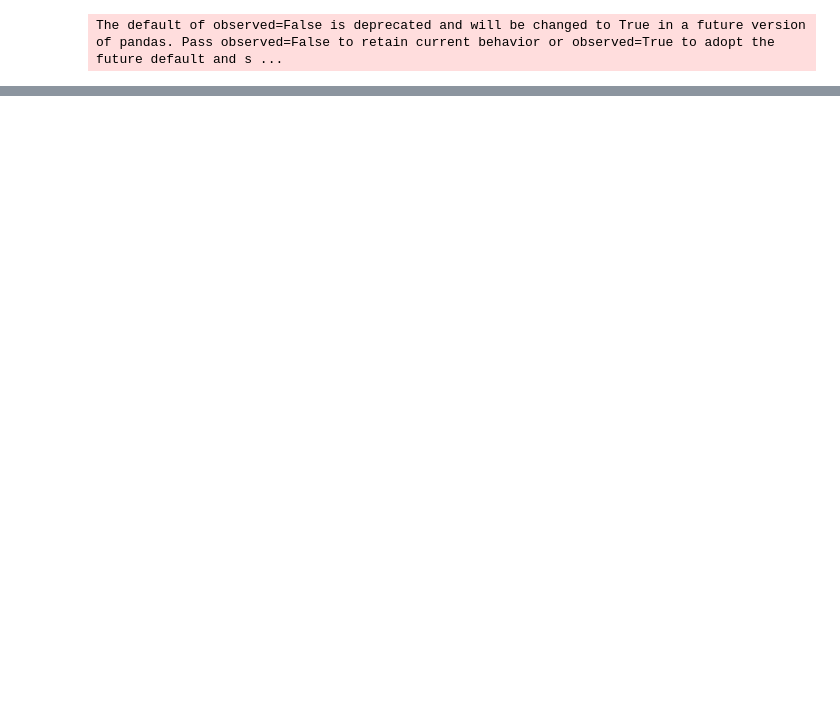
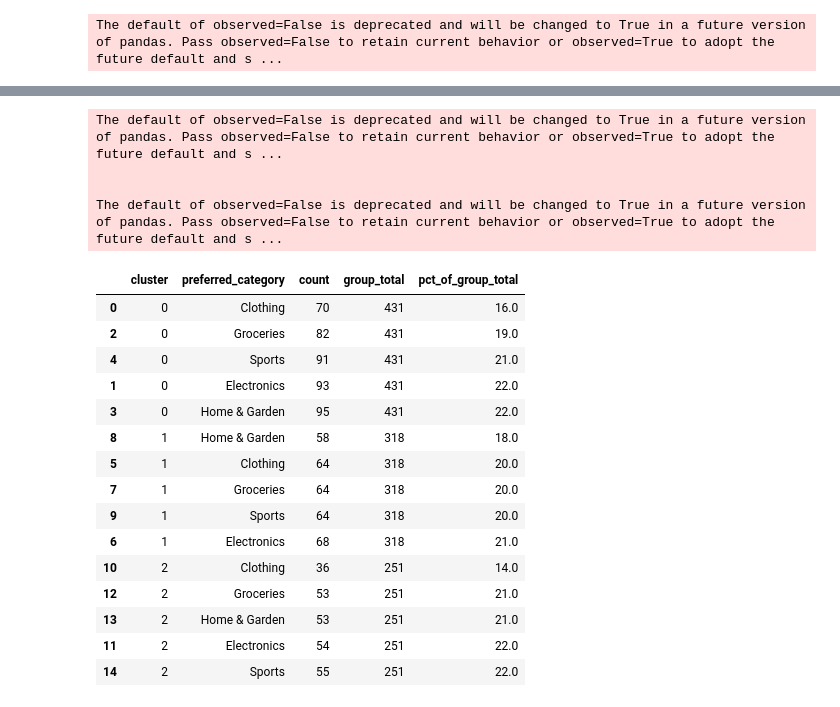
Before and after one commit to aldillon88/customer-segmentation, a Jupyter notebook: notebooks/charts.ipynb, the cells around one changed output, grey strips where cells are left out. Cells and saved outputs as stored; diff of their text form; code cells hidden in the pictures; blank space fills up the shorter version.

```diff
--- a/notebooks/charts.ipynb
+++ b/notebooks/charts.ipynb
@@ -106,0 +196,77 @@ fig.show()
+# %%
+data = df.groupby(['cluster', 'preferred_category']).size().reset_index(name='count').sort_values(by=['cluster', 'count'], ascending=[True, True])
+data['group_total'] = data.groupby('cluster')['count'].transform('sum')
+data['pct_of_group_total'] = ((data['count'] / data['group_total']) * 100).round(0)
+display(data)
+
+clusters = data['cluster'].unique()
+
+fig = make_subplots(
+    rows=len(clusters),
+    cols=1,
+    shared_xaxes=True,
+    vertical_spacing=0.05
+)
+
+fig.update_layout(margin=dict(l=250))
+
+for i, cluster in enumerate(clusters):
+
+    cat_df = data[data['cluster'] == cluster]
+
+    fig.add_trace(go.Bar(
+        x=cat_df['pct_of_group_total'],
+        y=cat_df['preferred_category'],
+        orientation='h',
+        name=f"Cluster: {cluster}",
+        text=cat_df['pct_of_group_total'],
+        textfont=dict(color='white')
+    ),
+    row=i+1,
+    col=1)
+
+    fig.add_annotation(
+        xref='paper',
+        yref='y' + str(i + 1),
+        xanchor='right',
+        x=-0.12,
+        y=cat_df['preferred_category'].iloc[len(cat_df) // 2],
+        text=f"Cluster: {cluster}",
+        showarrow=False,
+        font=dict(size=12)
+    )
+
+    fig.update_yaxes(
+        showline=True,
+        linecolor='lightgrey',
+        linewidth=1,
+        ticklabelposition='outside',
+        ticklen=7,
+        tickcolor='white',
+        row=i+1,
+        col=1
+    )
+
+
+fig.show()
+# %% [output]
+The default of observed=False is deprecated and will be changed to True in a future version of pandas. Pass observed=False to retain current behavior or observed=True to adopt the future default and s ...
+
+
+The default of observed=False is deprecated and will be changed to True in a future version of pandas. Pass observed=False to retain current behavior or observed=True to adopt the future default and s ...
+|  | cluster | preferred_category | count | group_total | pct_of_group_total |
+| 0 | 0 | Clothing | 70 | 431 | 16.0 |
+| 2 | 0 | Groceries | 82 | 431 | 19.0 |
+| 4 | 0 | Sports | 91 | 431 | 21.0 |
+| 1 | 0 | Electronics | 93 | 431 | 22.0 |
+| 3 | 0 | Home & Garden | 95 | 431 | 22.0 |
+| 8 | 1 | Home & Garden | 58 | 318 | 18.0 |
+| 5 | 1 | Clothing | 64 | 318 | 20.0 |
+| 7 | 1 | Groceries | 64 | 318 | 20.0 |
+| 9 | 1 | Sports | 64 | 318 | 20.0 |
+| 6 | 1 | Electronics | 68 | 318 | 21.0 |
+| 10 | 2 | Clothing | 36 | 251 | 14.0 |
+| 12 | 2 | Groceries | 53 | 251 | 21.0 |
+| 13 | 2 | Home & Garden | 53 | 251 | 21.0 |
+| 11 | 2 | Electronics | 54 | 251 | 22.0 |
+| 14 | 2 | Sports | 55 | 251 | 22.0 |
```
Also changed, not shown: parts of 7 cells of this notebook.
